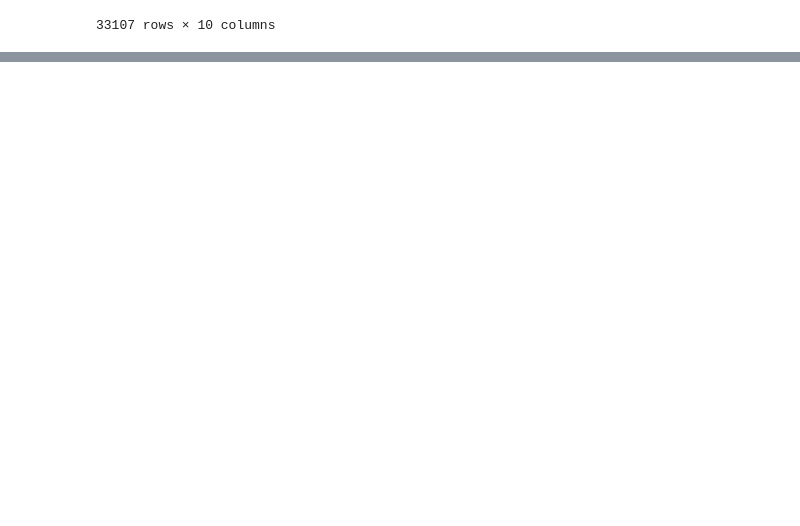
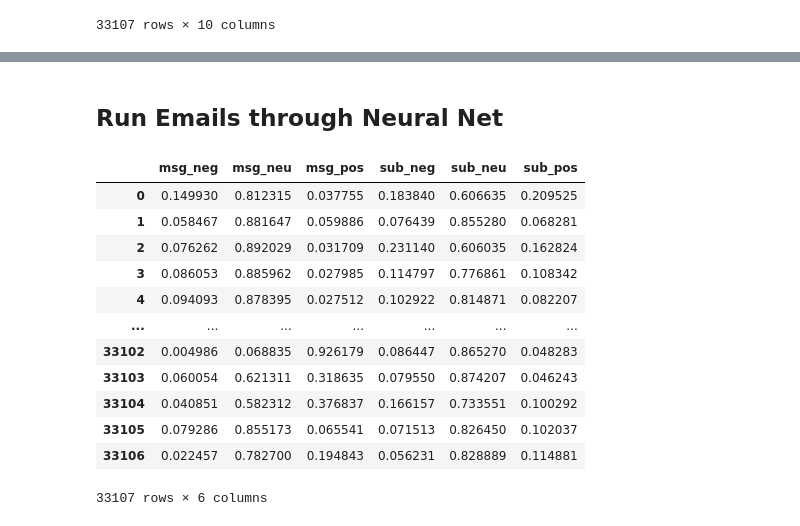
Before and after one commit to b-walls/UEBA-Spam-Email-Classification, a Jupyter notebook: prepare_data.ipynb, the cells around one changed output, grey strips where cells are left out. Cells and saved outputs as stored; diff of their text form; code cells hidden in the pictures; blank space fills up the shorter version.

```diff
--- a/prepare_data.ipynb
+++ b/prepare_data.ipynb
@@ -42,6 +40,10 @@ df
 | 33105 | bloow in 5 - 10 times the time | learn how to last 5 - 10 times lo... | spam | 2005-07-30 |
 | 33106 | dear sir , i am interested in it | hi : )\ndo you need some software... | spam | 2005-07-31 |
 33107 rows × 4 columns
+# %%
+# fix dtypes
+df['Message'] = df['Message'].astype(str)
+df['Subject'] = df['Subject'].astype(str)
 # %%
 # rename classification column for clarity
 df = df.rename(columns={'Spam/Ham': 'Class'})
@@ -237,0 +251,5 @@ df
+# %%
+MODEL = 'cardiffnlp/twitter-roberta-base-sentiment-latest'
+tokenizer = AutoTokenizer.from_pretrained(MODEL)
+model = AutoModelForSequenceClassification.from_pretrained(MODEL)
+model.to('cuda')
@@ -237,0 +274,47 @@ df
+# %% [markdown]
+## Run Emails through Neural Net
+# %%
+def polarity_scores(text):
+    inputs = tokenizer(text, return_tensors="pt", truncation=True, padding=True, max_length=512)
+    inputs = {key: value.to('cuda') for key, value in inputs.items()}
+    outputs = model(**inputs)
+    logits = outputs.logits
+    scores = logits[0].cpu().detach().numpy()
+    scores = softmax(scores)
+    return scores
+# %%
+from tqdm.notebook import tqdm
+results = {}
+for i, row in tqdm(df.iterrows(), total=len(df)):
+    msg = row['Message']
+    subject = row['Subject']
+    message_scores = polarity_scores(msg)
+    subject_scores = polarity_scores(subject)
+    message_results = {
+        'msg_neg' : message_scores[0],
+        'msg_neu' : message_scores[1],
+        'msg_pos' : message_scores[2]
+    }
+    subject_results = {
+        'sub_neg' : subject_scores[0],
+        'sub_neu' : subject_scores[1],
+        'sub_pos' : subject_scores[2]
+    }
+    results[i] = message_results | subject_results
+# %%
+results_df = pd.DataFrame(results).T
+results_df
+# %% [output]
+|  | msg_neg | msg_neu | msg_pos | sub_neg | sub_neu | sub_pos |
+| 0 | 0.149930 | 0.812315 | 0.037755 | 0.183840 | 0.606635 | 0.209525 |
+| 1 | 0.058467 | 0.881647 | 0.059886 | 0.076439 | 0.855280 | 0.068281 |
+| 2 | 0.076262 | 0.892029 | 0.031709 | 0.231140 | 0.606035 | 0.162824 |
+| 3 | 0.086053 | 0.885962 | 0.027985 | 0.114797 | 0.776861 | 0.108342 |
+| 4 | 0.094093 | 0.878395 | 0.027512 | 0.102922 | 0.814871 | 0.082207 |
+| ... | ... | ... | ... | ... | ... | ... |
+| 33102 | 0.004986 | 0.068835 | 0.926179 | 0.086447 | 0.865270 | 0.048283 |
+| 33103 | 0.060054 | 0.621311 | 0.318635 | 0.079550 | 0.874207 | 0.046243 |
+| 33104 | 0.040851 | 0.582312 | 0.376837 | 0.166157 | 0.733551 | 0.100292 |
+| 33105 | 0.079286 | 0.855173 | 0.065541 | 0.071513 | 0.826450 | 0.102037 |
+| 33106 | 0.022457 | 0.782700 | 0.194843 | 0.056231 | 0.828889 | 0.114881 |
+33107 rows × 6 columns
```
Also changed, not shown: parts of 9 cells of this notebook.
